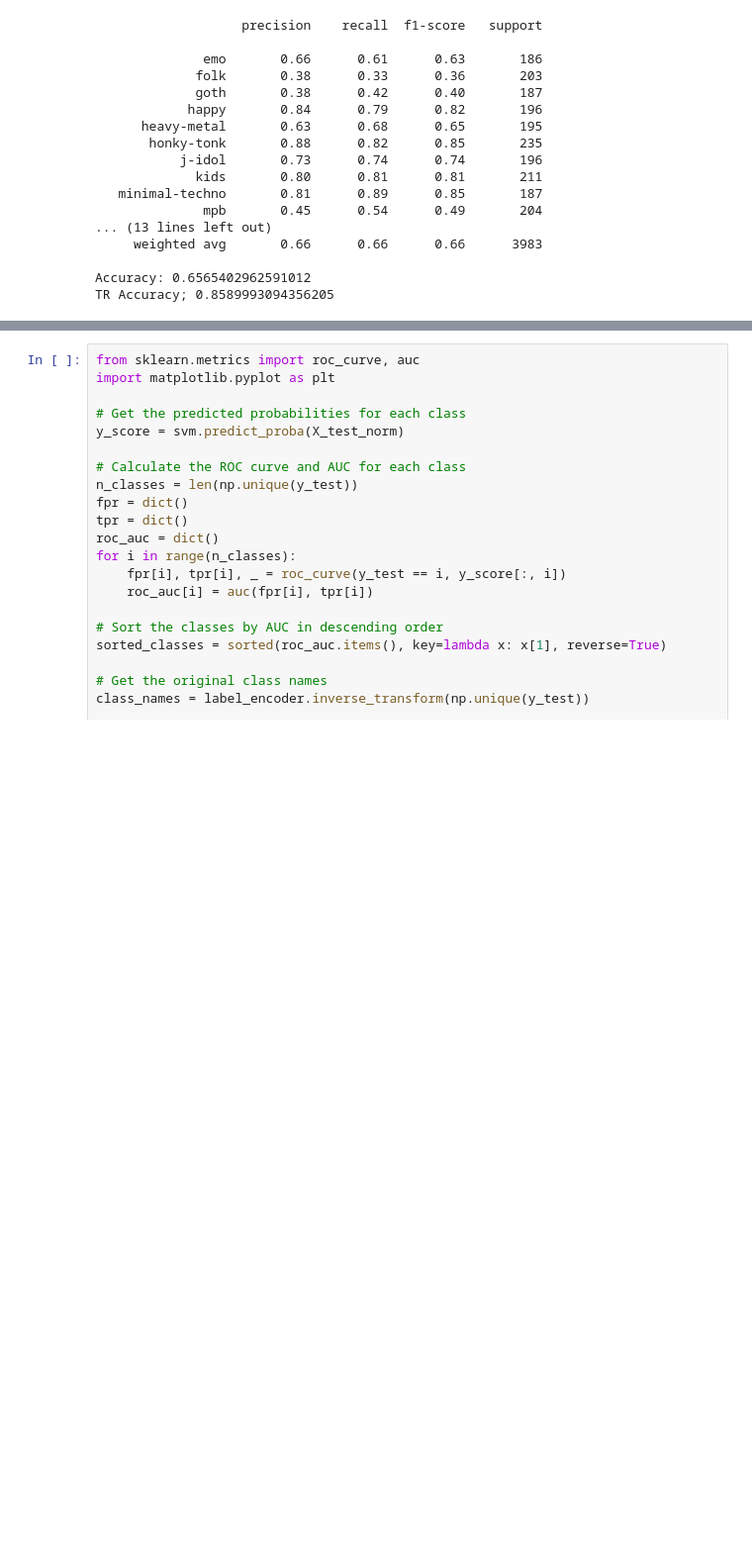
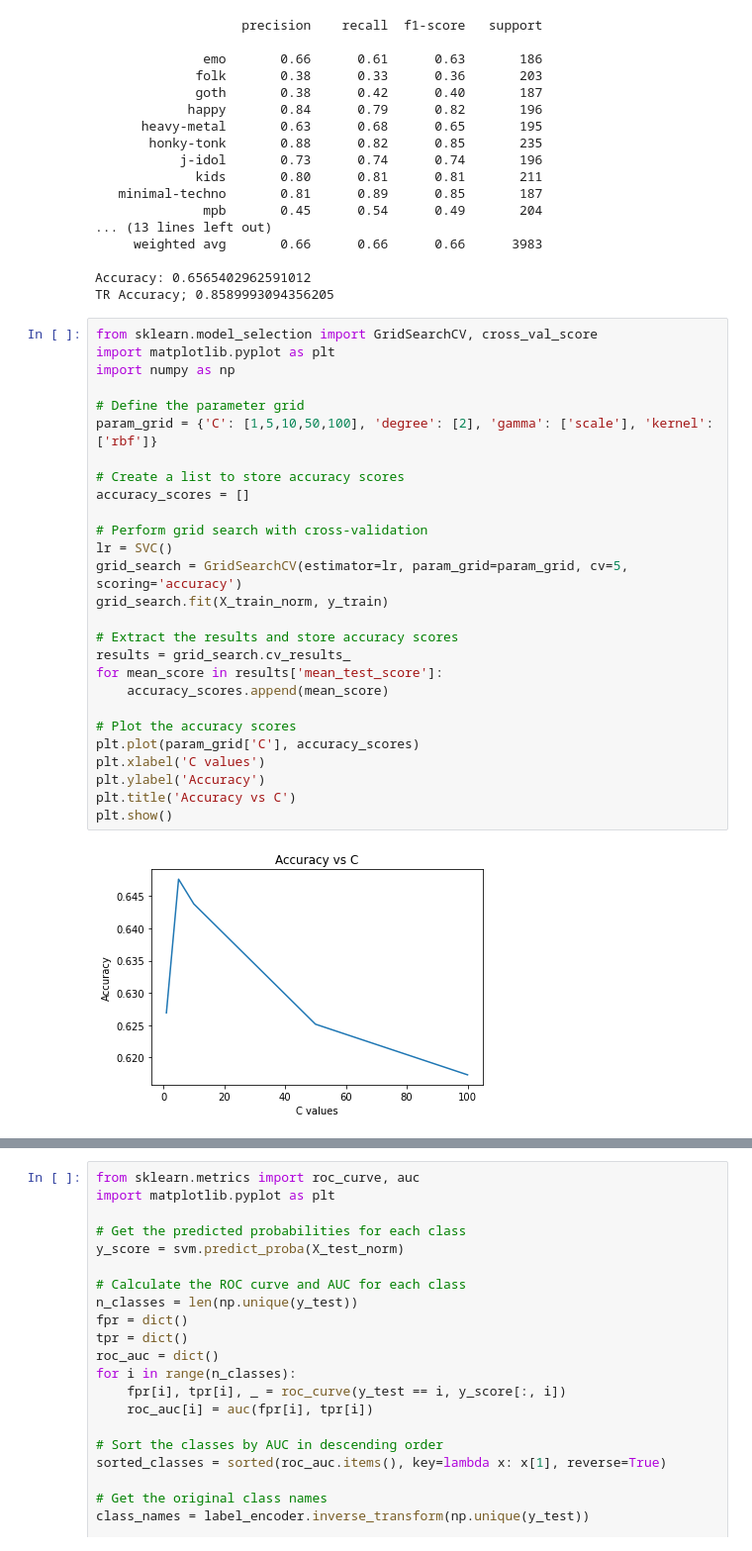
Before and after one commit to Bakko000/Data-Mining-2, a Jupyter notebook: advancedsvm.ipynb, the cells around one changed output, grey strips where cells are left out. Shown at 99% size. Drawn from its saved outputs; the diff is of its cells as text; blank space fills up the shorter version.

```diff
--- a/advancedsvm.ipynb
+++ b/advancedsvm.ipynb
@@ -310,3 +310,32 @@ print("TR Accuracy;", train)
 
 Accuracy: 0.6565402962591012
 TR Accuracy; 0.8589993094356205
+# %%
+from sklearn.model_selection import GridSearchCV, cross_val_score
+import matplotlib.pyplot as plt
+import numpy as np
+
+# Define the parameter grid
+param_grid = {'C': [1,5,10,50,100], 'degree': [2], 'gamma': ['scale'], 'kernel': ['rbf']}
+
+# Create a list to store accuracy scores
+accuracy_scores = []
+
+# Perform grid search with cross-validation
+lr = SVC()
+grid_search = GridSearchCV(estimator=lr, param_grid=param_grid, cv=5, scoring='accuracy')
+grid_search.fit(X_train_norm, y_train)
+
+# Extract the results and store accuracy scores
+results = grid_search.cv_results_
+for mean_score in results['mean_test_score']:
+    accuracy_scores.append(mean_score)
+
+# Plot the accuracy scores
+plt.plot(param_grid['C'], accuracy_scores)
+plt.xlabel('C values')
+plt.ylabel('Accuracy')
+plt.title('Accuracy vs C')
+plt.show()
+# %% [output]
+[figure, added]
```
Also changed, not shown: parts of 1 cell of this notebook, 1 other file.
